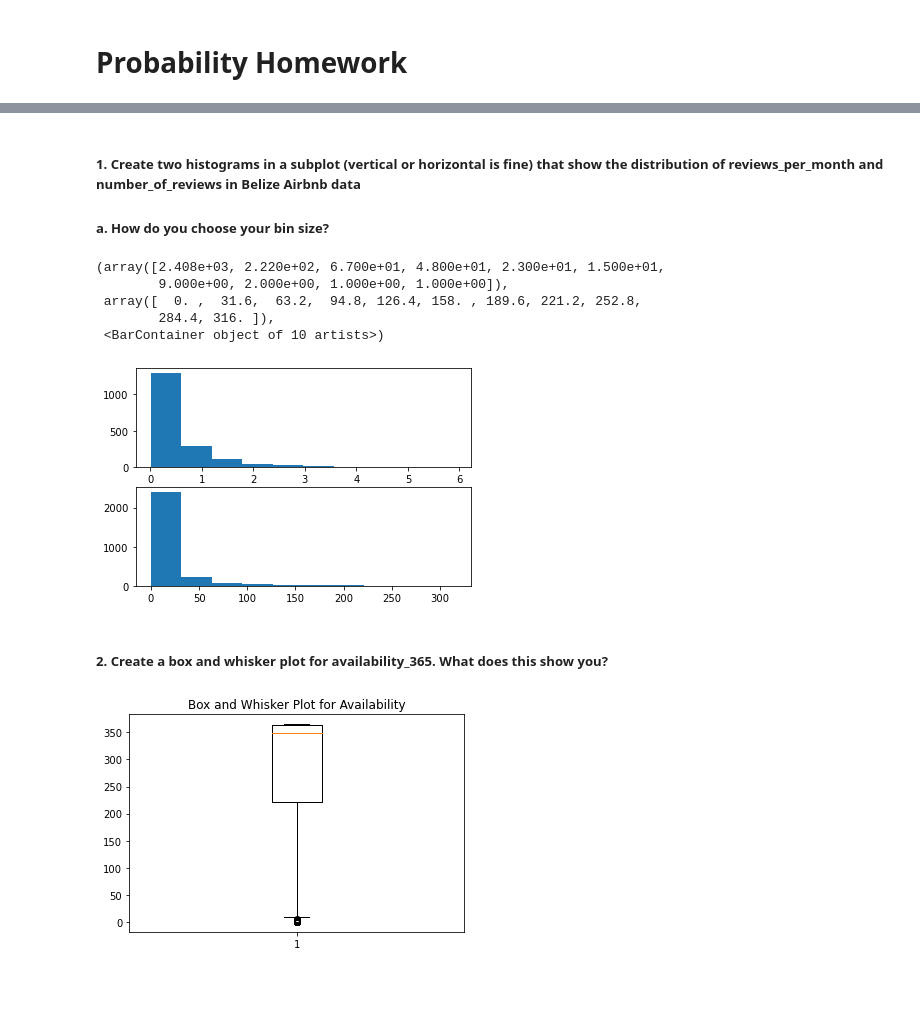
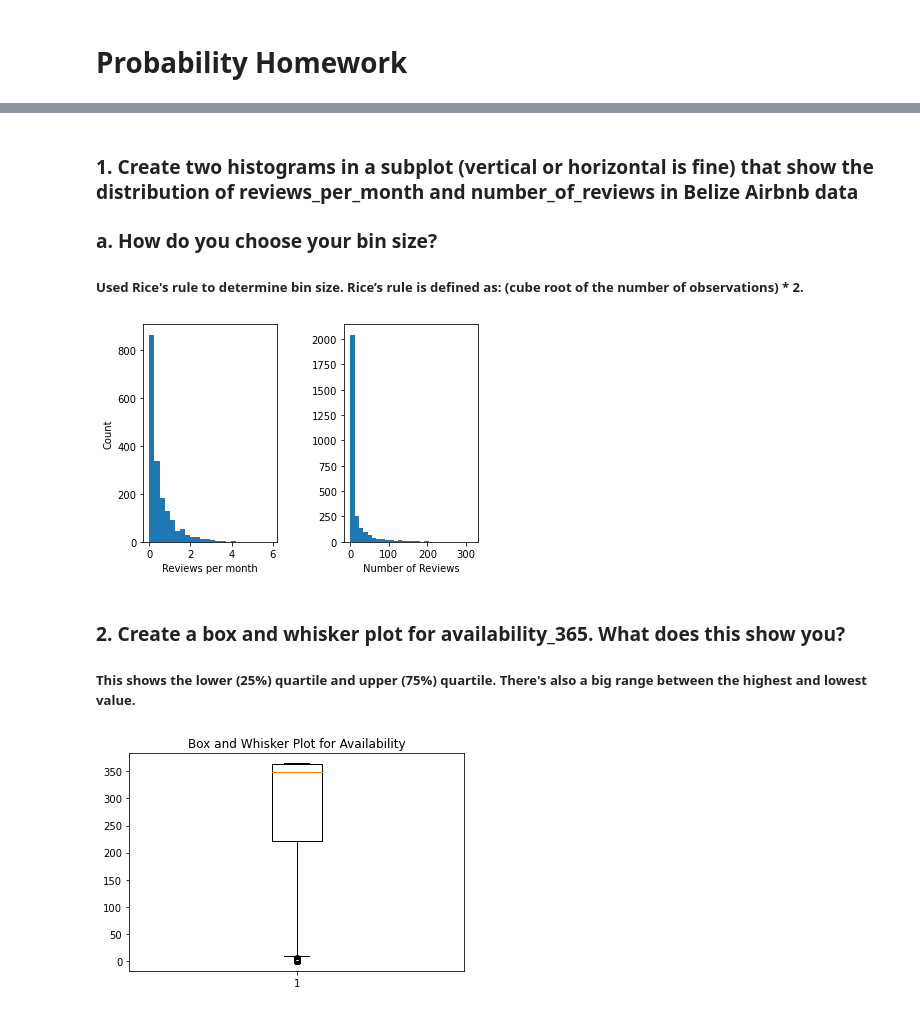
Before and after one commit to ytaiwo/Homework, a Jupyter notebook: week_09/Week9_Probability.ipynb, the cells around one changed output, grey strips where cells are left out. Cells and saved outputs as stored; diff of their text form; code cells hidden in the pictures; blank space fills up the shorter version.

```diff
--- a/week_09/Week9_Probability.ipynb
+++ b/week_09/Week9_Probability.ipynb
@@ -16,22 +17,36 @@ belize.head()
 | 3 | 110483 | Michelo's fuchsia suite | 567809 | Michel | Stann Creek | Stann Creek Mainland | 16.52114 | -88.36926 | ... |
 | 4 | 120115 | Seaside Villas Second Floor Unit #4 | 604999 | Bobbi | Belize | Belize Islands | 17.74166 | -88.02395 | ... |
 # %% [markdown]
-##### 1.	Create two histograms in a subplot (vertical or horizontal is fine) that show the distribution of reviews_per_month and number_of_reviews in Belize Airbnb data
-   ##### a.	How do you choose your bin size?
+### 1.	Create two histograms in a subplot (vertical or horizontal is fine) that show the distribution of reviews_per_month and number_of_reviews in Belize Airbnb data
+   ### a.	How do you choose your bin size?
+
+##### Used Rice's rule to determine bin size. Rice’s rule is defined as: (cube root of the number of observations) * 2.
+# %%
+#Rice's rule to find bin size
+
+bins1 = belize['reviews_per_month'].count()
+bins2 = belize['number_of_reviews'].count()
+
+mybins = round(bins1 ** (1/3)*2)
+mybins2 = round(bins2 ** (1/3)*2)
 # %%
-fig, ax = plt.subplots(2)
+fig, ax = plt.subplots(1,2)
 
-ax[0].hist(belize['reviews_per_month'])
-ax[1].hist(belize['number_of_reviews'])
+ax[0].hist(belize['reviews_per_month'],bins = mybins)
+ax[1].hist(belize['number_of_reviews'], bins = mybins2)
+
+ax[0].set_xlabel("Reviews per month")
+ax[1].set_xlabel("Number of Reviews")
+ax[0].set_ylabel('Count')
+
+plt.subplots_adjust(wspace = 0.5)
+plt.show()
 # %% [output]
-(array([2.408e+03, 2.220e+02, 6.700e+01, 4.800e+01, 2.300e+01, 1.500e+01,
-        9.000e+00, 2.000e+00, 1.000e+00, 1.000e+00]),
- array([  0. ,  31.6,  63.2,  94.8, 126.4, 158. , 189.6, 221.2, 252.8,
-        284.4, 316. ]),
- <BarContainer object of 10 artists>)
-[figure, old version]
+[figure, new version]
 # %% [markdown]
-##### 2.	Create a box and whisker plot for availability_365. What does this show you?
+### 2.	Create a box and whisker plot for availability_365. What does this show you?
+
+##### This shows the lower (25%) quartile and upper (75%) quartile. There's also a big range between the highest and lowest value.
 # %%
 fig, ax = plt.subplots()
 ax.boxplot(belize['availability_365'])
```
Also changed, not shown: parts of 20 cells of this notebook.
